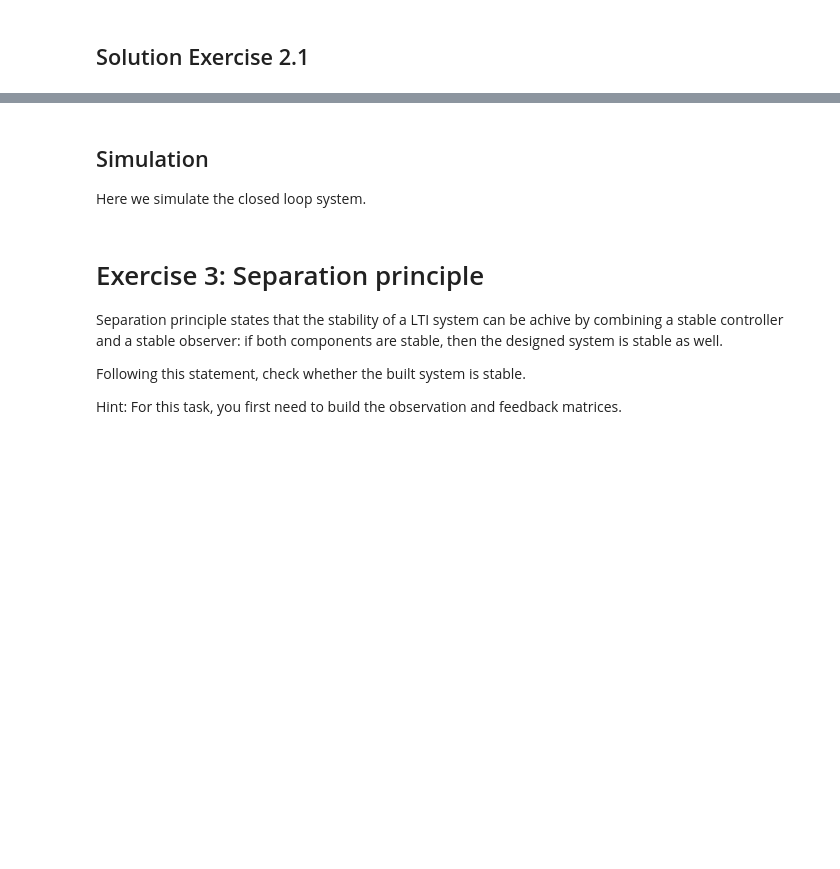
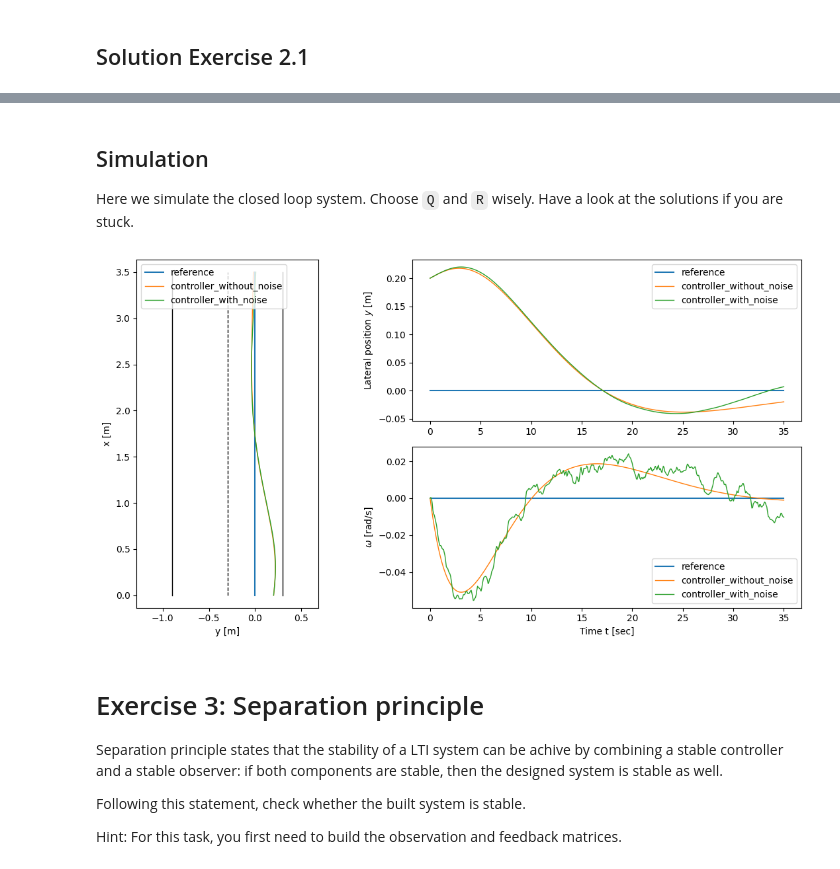
Before and after one commit to idsc-frazzoli/CS2-2024-notebooks, a Jupyter notebook: ps05/CS2-2024-LQG.ipynb, the cells around one changed output, grey strips where cells are left out. Drawn from its saved outputs; the diff is of its cells as text; code cells hidden in the pictures; blank space fills up the shorter version.

```diff
--- a/ps05/CS2-2024-LQG.ipynb
+++ b/ps05/CS2-2024-LQG.ipynb
@@ -525,18 +457,3 @@ def kalman_filter_exercise(A: np.array, B: np.array, C: np.array) -> np.array:
     return L
 # %% [markdown]
 ## Solution exercise 1.1
-# %%
-def kalman_filter(A: np.array, B: np.array, C: np.array) -> np.array:
-
-  #Process and sensor noise covariance matrices
-  QN = np.cov(U, rowvar=True)[1, 1]
-  RN = QN*10
-
-  # If non gaussian-noise
-  if QN == 0:
-    QN = 1
-    RN = 10
-
-  #Kalman estimator gain
-  L, P, E = ct.lqe(A, B, C, QN, RN)
-  return L
@@ -646,31 +563,37 @@ else:
 # %% [markdown]
 ## Simulation
-Here we simulate the closed loop system.
+Here we simulate the closed loop system. Choose ``Q`` and ``R`` wisely. Have a look at the solutions if you are stuck.
+# %%
+Q = 1 * np.eye(2,dtype=int)
+R = np.array([10])
 # %%
 def simulate_LQG(A: np.array, B: np.array, C: np.array,
             t: np.array, U: np.array, X0: List) -> Tuple[np.array, np.array]:
-            K = LQR(A,B,C)
+            # K = LQR_K(A, B, C, Q, R)
+            K = lqg.sol_LQR_K(A, B, C, Q, R)
             kr = feedforward_kr_solution(A, B, C, K)
-            L = kalman_filter(A, B, C)
+            L = kalman_filter(A, B, C, U)
             io_system_params = {'A': A, 'B': B, 'C': C, 'D': 0, 'K': K,'kr': kr, 'L': L}
             io_closed = get_closed_loop_io_system(io_system_params)
 
             tp, yp, up = ct.input_output_response(io_closed, T=t, U=U, X0=X0, return_x=True)
 
             return tp, yp
 
 x0 = [0.2, 0.1, 0, 0]
 
 # Reference System: No Noise
 tp, yp = simulate_LQG(A, B, C, t, U_no_noise, x0)
 # System with Kalman Filter
 tp_noise, yp_noise = simulate_LQG(A, B, C, t, U, x0)
 
 t_list = [tp, tp_noise]
 y_list = [yp[0], yp_noise[0]]
 u_list = [yp[1], yp_noise[1]]
-plot_track_multiple_controller(y_curvy[0], y_curvy[1], x_curvy[2], t_list,
+plot_track_multiple_controller3(y_curvy[0], y_curvy[1], x_curvy[2], t_list,
                                w_curvy, y_list, u_list)
+# %% [output]
+[figure, added]
 # %% [markdown]
 # Exercise 3: Separation principle
 Separation principle states that the stability of a LTI system can be achive by combining a stable controller and a stable observer: if both components are stable, then the designed system is stable as well.
```
Also changed, not shown: parts of 43 cells of this notebook.
